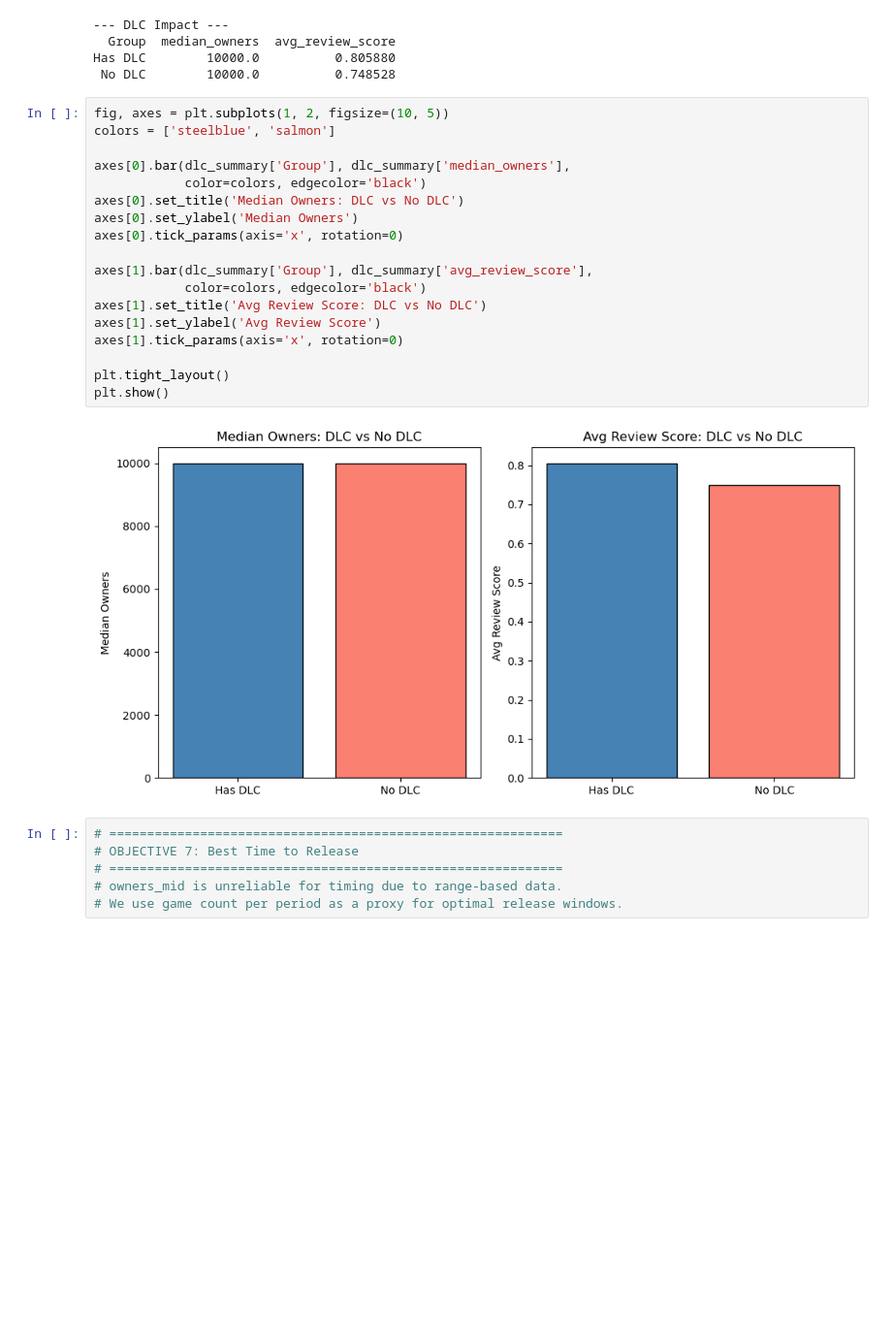
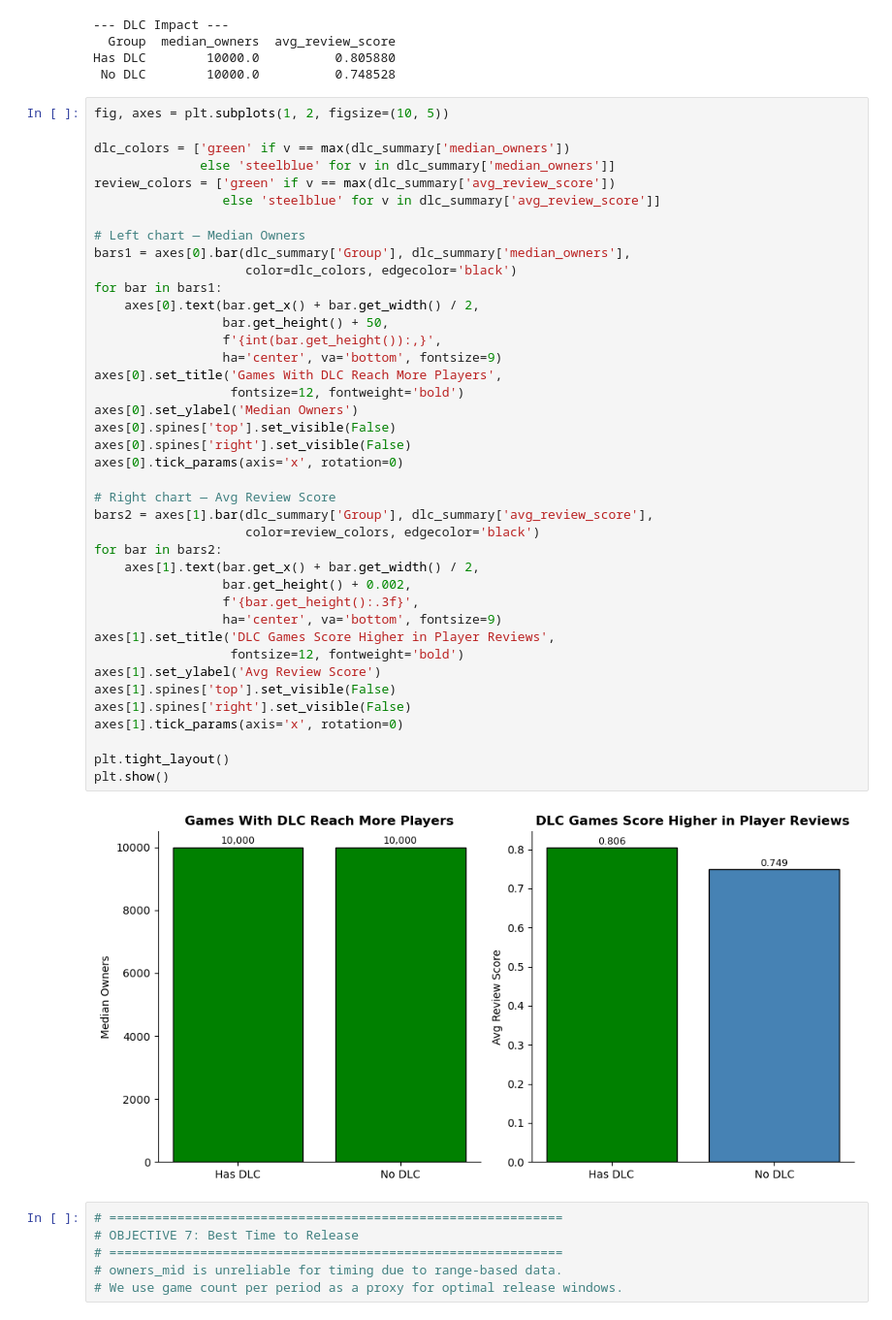
Before and after one commit to chooseyourtacoday/steam-rpg-analysis, a Jupyter notebook: steam-rpg.ipynb, the cells around one changed output. Shown at 97% size. Saved outputs shown, nothing was run; the diff lists cells and outputs as text; blank space fills up the shorter version.

```diff
--- a/steam-rpg.ipynb
+++ b/steam-rpg.ipynb
@@ -457,24 +559,46 @@ Has DLC        10000.0          0.805880
  No DLC        10000.0          0.748528
 # %%
 fig, axes = plt.subplots(1, 2, figsize=(10, 5))
-colors = ['steelblue', 'salmon']
 
-axes[0].bar(dlc_summary['Group'], dlc_summary['median_owners'],
-            color=colors, edgecolor='black')
-axes[0].set_title('Median Owners: DLC vs No DLC')
+dlc_colors = ['green' if v == max(dlc_summary['median_owners'])
+              else 'steelblue' for v in dlc_summary['median_owners']]
+review_colors = ['green' if v == max(dlc_summary['avg_review_score'])
+                 else 'steelblue' for v in dlc_summary['avg_review_score']]
+
+# Left chart — Median Owners
+bars1 = axes[0].bar(dlc_summary['Group'], dlc_summary['median_owners'],
+                    color=dlc_colors, edgecolor='black')
+for bar in bars1:
+    axes[0].text(bar.get_x() + bar.get_width() / 2,
+                 bar.get_height() + 50,
+                 f'{int(bar.get_height()):,}',
+                 ha='center', va='bottom', fontsize=9)
+axes[0].set_title('Games With DLC Reach More Players',
+                  fontsize=12, fontweight='bold')
 axes[0].set_ylabel('Median Owners')
+axes[0].spines['top'].set_visible(False)
+axes[0].spines['right'].set_visible(False)
 axes[0].tick_params(axis='x', rotation=0)
 
-axes[1].bar(dlc_summary['Group'], dlc_summary['avg_review_score'],
-            color=colors, edgecolor='black')
-axes[1].set_title('Avg Review Score: DLC vs No DLC')
+# Right chart — Avg Review Score
+bars2 = axes[1].bar(dlc_summary['Group'], dlc_summary['avg_review_score'],
+                    color=review_colors, edgecolor='black')
+for bar in bars2:
+    axes[1].text(bar.get_x() + bar.get_width() / 2,
+                 bar.get_height() + 0.002,
+                 f'{bar.get_height():.3f}',
+                 ha='center', va='bottom', fontsize=9)
+axes[1].set_title('DLC Games Score Higher in Player Reviews',
+                  fontsize=12, fontweight='bold')
 axes[1].set_ylabel('Avg Review Score')
+axes[1].spines['top'].set_visible(False)
+axes[1].spines['right'].set_visible(False)
 axes[1].tick_params(axis='x', rotation=0)
 
 plt.tight_layout()
 plt.show()
 # %% [output]
-[figure, old version]
+[figure, new version]
 # %%
 # ============================================================
 # OBJECTIVE 7: Best Time to Release
```
Also changed, not shown: parts of 6 cells of this notebook.
